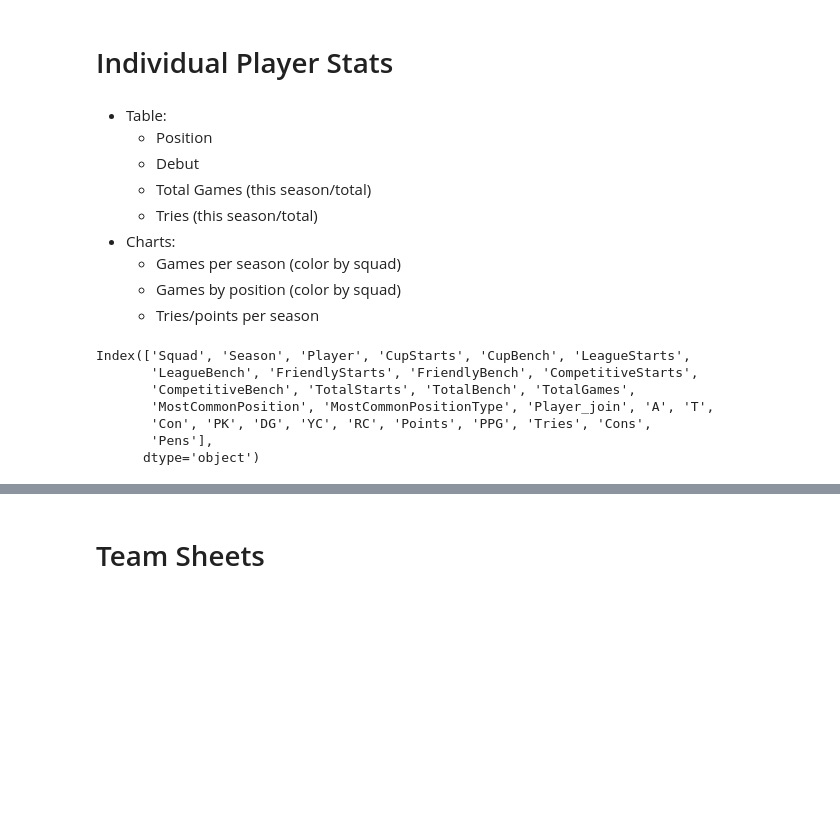
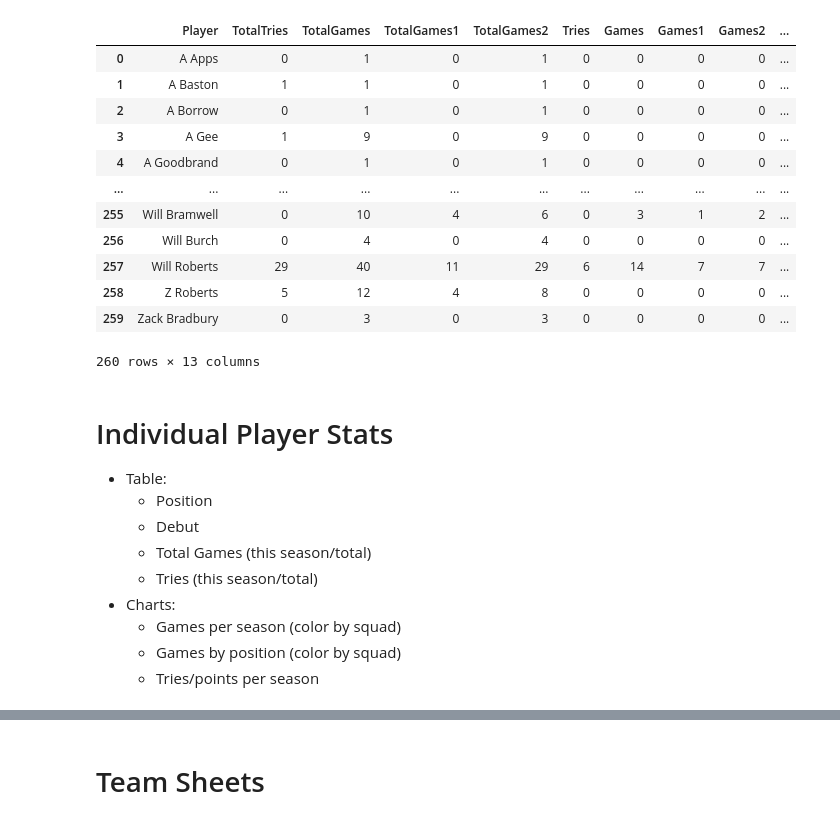
Before and after one commit to samnlindsay/egrfc-stats, a Jupyter notebook: Analysis.ipynb, the cells around one changed output, grey strips where cells are left out. Cells and saved outputs as stored; diff of their text form; code cells hidden in the pictures; blank space fills up the shorter version.

```diff
--- a/Analysis.ipynb
+++ b/Analysis.ipynb
@@ -5,14 +5,14 @@ from players import *
 from video_analysis import *
 from team_sheets import *
 
-# Load data
-game_df = team_sheets()
-players_df = players(game_df)
-players_agg_df = players_agg(players_df)
-lineouts_df = lineouts()
-set_piece_df = set_piece_results()
-analysis = game_stats()
-players_table = players_table_data(players_df, players_agg_df)
+# # Load data
+# game_df = team_sheets()
+# players_df = players(game_df)
+# players_agg_df = players_agg(players_df)
+# lineouts_df = lineouts()
+# set_piece_df = set_piece_results()
+# analysis = game_stats()
+# players_table = players_table_data(players_df, players_agg_df)
 
 # # Save data
 # game_df.to_csv('data/game.csv', index=False)
@@ -22,6 +22,15 @@ players_table = players_table_data(players_df, players_agg_df)
 # set_piece_df.to_csv('data/set_piece.csv', index=False)
 # analysis.to_csv('data/analysis.csv', index=False)
 # update_season_summaries(game_df, seasons=["2024/25"])
+
+
+game_df = pd.read_json('data/game.json')
+players_df = pd.read_json('data/players.json')
+players_agg_df = pd.read_json('data/players_agg.json')
+lineouts_df = pd.read_json('data/lineouts.json')
+set_piece_df = pd.read_json('data/set_piece.json')
+analysis = pd.read_json('data/analysis.json')
+players_table = pd.read_json('data/player_table.json')
 
 # # One-off charts (only source data needs updating)
 # captains_chart(file='Charts/captains.html')
@@ -37,9 +46,25 @@ players_table = players_table_data(players_df, players_agg_df)
 # # Self-contained charts (chart needs updating)
 # game_stats_charts(analysis, file='Charts/video_analysis.html')
 # lineout_success(types=types, file='Charts/lineouts.html')
-# %% [markdown]
-# Individual Player Stats
+# %%
+players_table_data(players_df, players_agg_df)
+# %% [output]
+|  | Player | TotalTries | TotalGames | TotalGames1 | TotalGames2 | Tries | Games | Games1 | Games2 | ... |
+| 0 | A Apps | 0 | 1 | 0 | 1 | 0 | 0 | 0 | 0 | ... |
+| 1 | A Baston | 1 | 1 | 0 | 1 | 0 | 0 | 0 | 0 | ... |
+| 2 | A Borrow | 0 | 1 | 0 | 1 | 0 | 0 | 0 | 0 | ... |
+| 3 | A Gee | 1 | 9 | 0 | 9 | 0 | 0 | 0 | 0 | ... |
+| 4 | A Goodbrand | 0 | 1 | 0 | 1 | 0 | 0 | 0 | 0 | ... |
+| ... | ... | ... | ... | ... | ... | ... | ... | ... | ... | ... |
+| 255 | Will Bramwell | 0 | 10 | 4 | 6 | 0 | 3 | 1 | 2 | ... |
+| 256 | Will Burch | 0 | 4 | 0 | 4 | 0 | 0 | 0 | 0 | ... |
+| 257 | Will Roberts | 29 | 40 | 11 | 29 | 6 | 14 | 7 | 7 | ... |
+| 258 | Z Roberts | 5 | 12 | 4 | 8 | 0 | 0 | 0 | 0 | ... |
+| 259 | Zack Bradbury | 0 | 3 | 0 | 3 | 0 | 0 | 0 | 0 | ... |
+260 rows × 13 columns
 # %% [markdown]
+# Individual Player Stats
+
 - Table:
   - Position
   - Debut
@@ -49,13 +74,3 @@ players_table = players_table_data(players_df, players_agg_df)
   - Games per season (color by squad)
   - Games by position (color by squad)
   - Tries/points per season
-# %%
-players_agg_df.columns
-# %% [output]
-Index(['Squad', 'Season', 'Player', 'CupStarts', 'CupBench', 'LeagueStarts',
-       'LeagueBench', 'FriendlyStarts', 'FriendlyBench', 'CompetitiveStarts',
-       'CompetitiveBench', 'TotalStarts', 'TotalBench', 'TotalGames',
-       'MostCommonPosition', 'MostCommonPositionType', 'Player_join', 'A', 'T',
-       'Con', 'PK', 'DG', 'YC', 'RC', 'Points', 'PPG', 'Tries', 'Cons',
-       'Pens'],
-      dtype='object')
```
Also changed, not shown: parts of 4 cells of this notebook, 5 other files.
